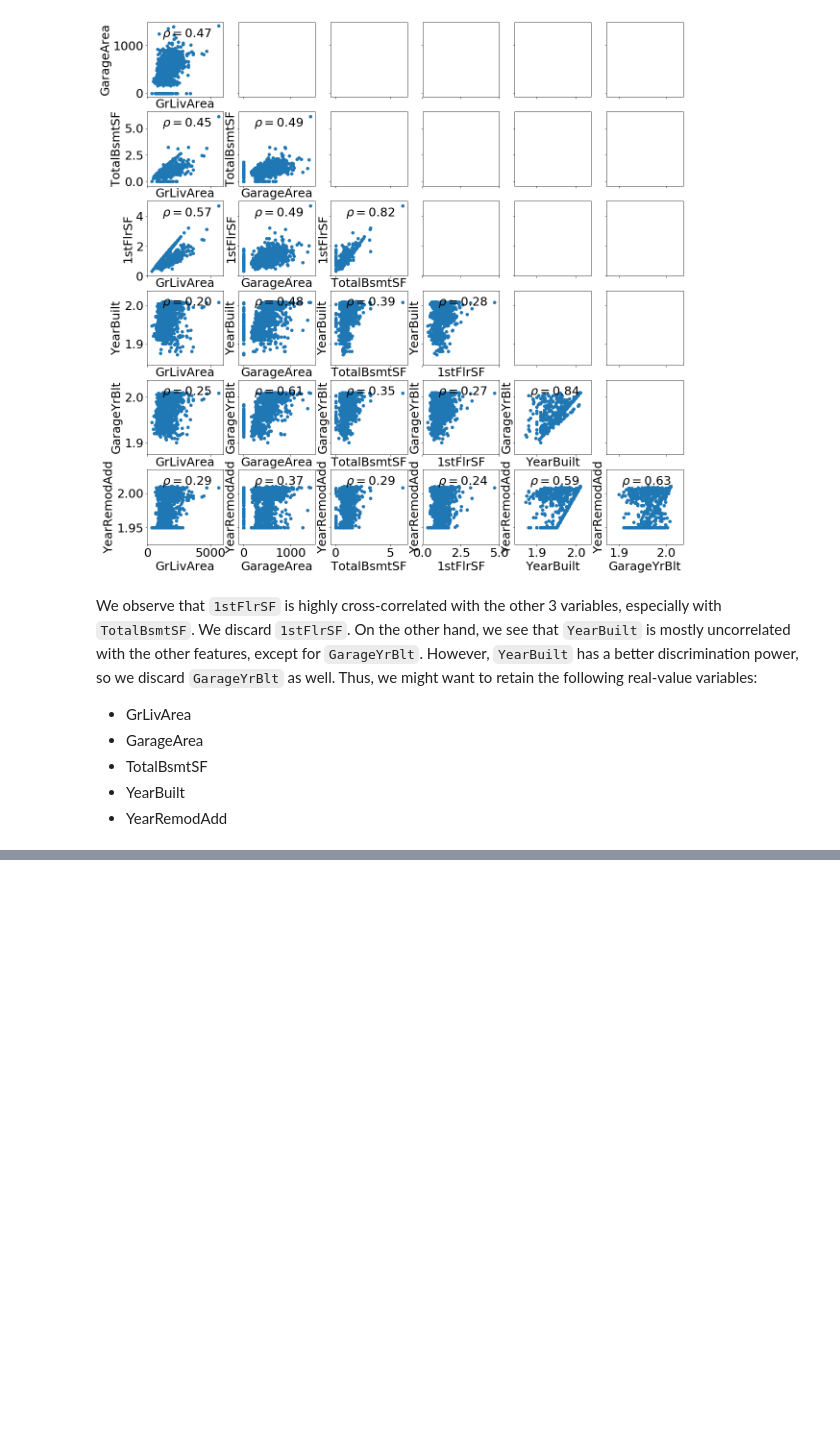
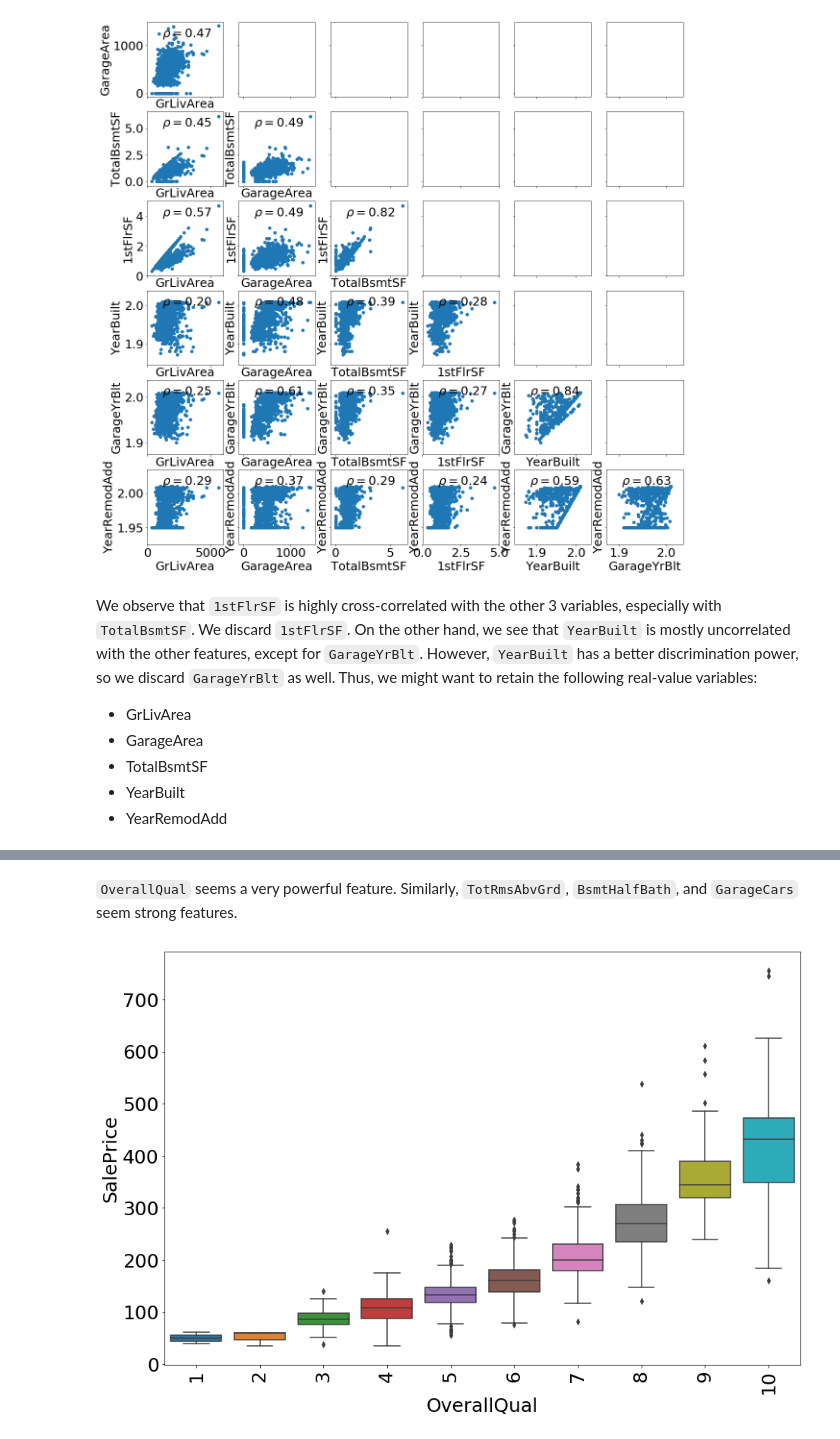
Before and after one commit to flucarelli94/MachineLearning_projects, a Jupyter notebook: House prices/Sale_price_prediction.ipynb, the cells around one changed output, grey strips where cells are left out. Cells and saved outputs as stored; diff of their text form; code cells hidden in the pictures; blank space fills up the shorter version.

```diff
--- a/House prices/Sale_price_prediction.ipynb
+++ b/House prices/Sale_price_prediction.ipynb
@@ -198,0 +249,11 @@ We observe that `1stFlrSF` is highly cross-correlated with the other 3 variables
+# %% [markdown]
+`OverallQual` seems a very powerful feature. Similarly, `TotRmsAbvGrd`, `BsmtHalfBath`, and `GarageCars` seem strong features.
+# %%
+plt.subplots(figsize=(15, 10))
+
+sns.boxplot(x='OverallQual', y="SalePrice", data=train_init)
+plt.xticks(rotation = 90)
+
+plt.show()
+# %% [output]
+[figure, added]
```
Also changed, not shown: parts of 15 cells of this notebook.
